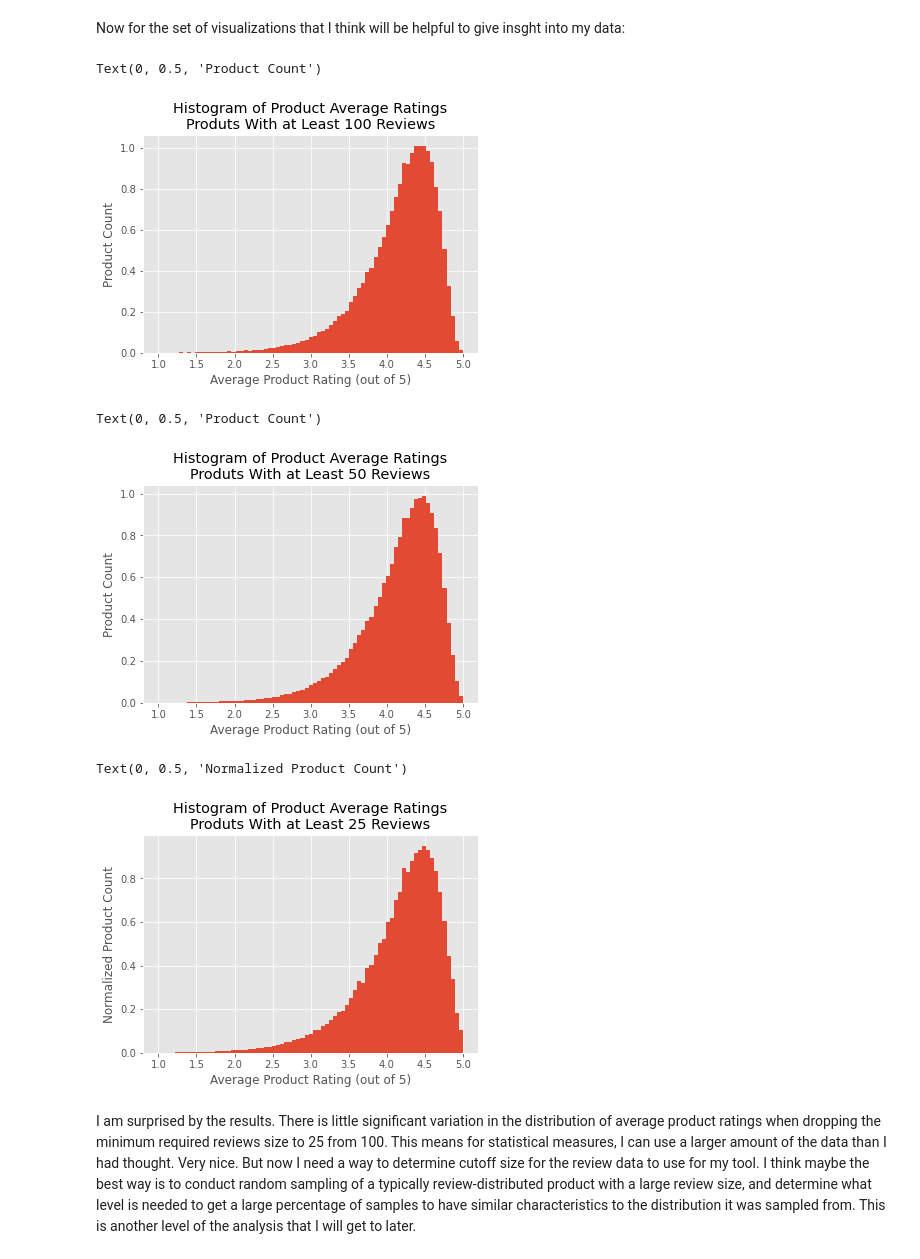
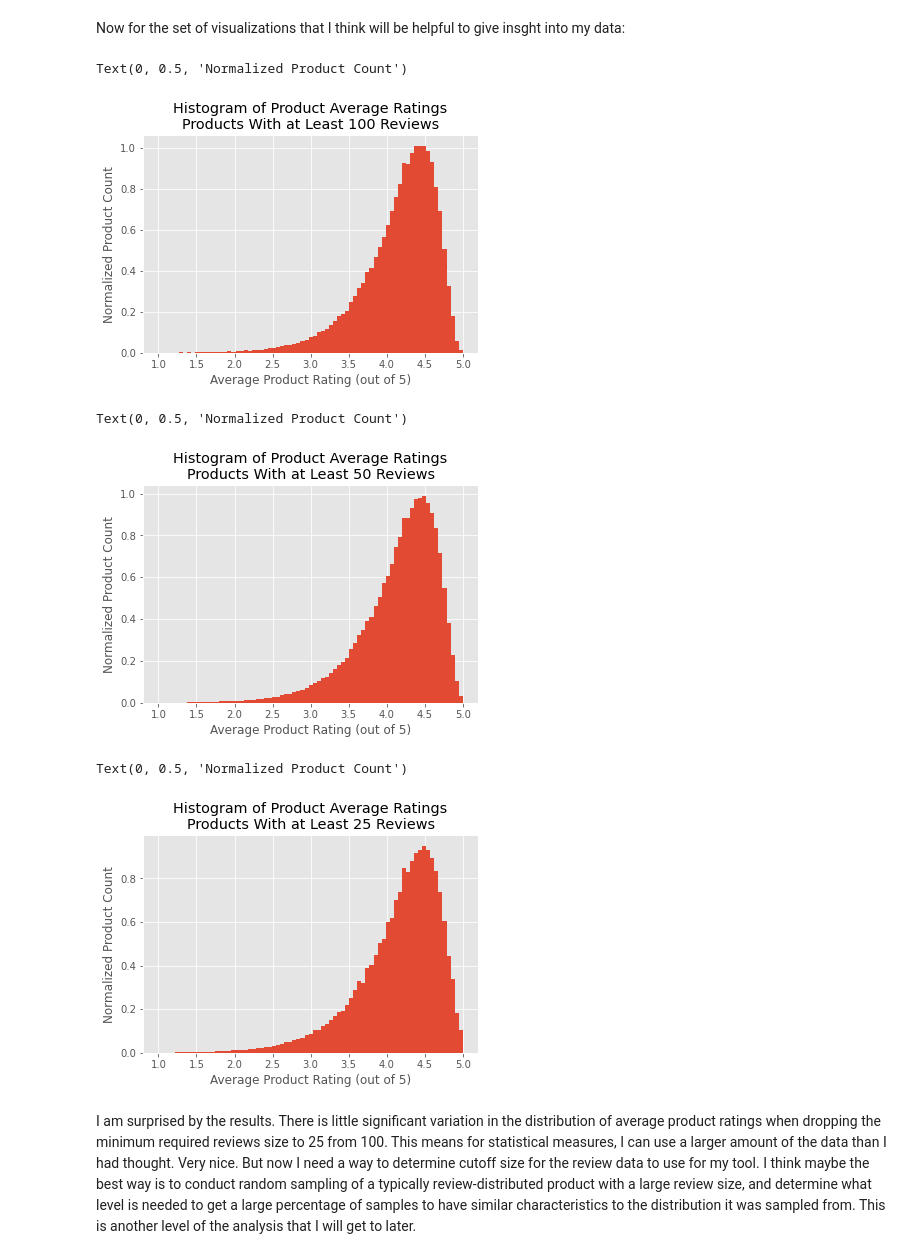
Before and after one commit to RyanBur/Python_Project, a Jupyter notebook: amazon_data_analysis.ipynb, the cells around one changed output. Saved outputs shown, nothing was run; the diff lists cells and outputs as text; code cells hidden in the pictures.

```diff
--- a/amazon_data_analysis.ipynb
+++ b/amazon_data_analysis.ipynb
@@ -71,28 +71,28 @@ amazon25_df.describe()
 Now for the set of visualizations that I think will be helpful to give insght into my data:
 # %%
 plt.hist(amazon100_df['average_rating'], bins=75, range=(1,5), density=True)
-plt.title('Histogram of Product Average Ratings\nProduts With at Least 100 Reviews')
+plt.title('Histogram of Product Average Ratings\nProducts With at Least 100 Reviews')
 plt.xlabel('Average Product Rating (out of 5)')
 plt.ylabel('Normalized Product Count')
 # %% [output]
-Text(0, 0.5, 'Product Count')
+Text(0, 0.5, 'Normalized Product Count')
-[figure, old version]
+[figure, new version]
 # %%
 plt.hist(amazon50_df['average_rating'], bins=75, range=(1,5), density=True)
-plt.title('Histogram of Product Average Ratings\nProduts With at Least 50 Reviews')
+plt.title('Histogram of Product Average Ratings\nProducts With at Least 50 Reviews')
 plt.xlabel('Average Product Rating (out of 5)')
 plt.ylabel('Normalized Product Count')
 # %% [output]
-Text(0, 0.5, 'Product Count')
+Text(0, 0.5, 'Normalized Product Count')
-[figure, old version]
+[figure, new version]
 # %%
 plt.hist(amazon25_df['average_rating'], bins=75, range=(1,5), density=True)
-plt.title('Histogram of Product Average Ratings\nProduts With at Least 25 Reviews')
+plt.title('Histogram of Product Average Ratings\nProducts With at Least 25 Reviews')
 plt.xlabel('Average Product Rating (out of 5)')
 plt.ylabel('Normalized Product Count')
 # %% [output]
 Text(0, 0.5, 'Normalized Product Count')
-[figure, old version]
+[figure, new version]
 # %% [markdown]
 I am surprised by the results. There is little significant variation in the distribution of average product ratings when dropping the minimum required reviews size to 25 from 100. This means for statistical measures, I can use a larger amount of the data than I had thought. Very nice. But now I need a way to determine cutoff size for the review data to use for my tool. I think maybe the best way is to conduct random sampling of a typically review-distributed product with a large review size, and determine what level is needed to get a large percentage of samples to have similar characteristics to the distribution it was sampled from. This is another level of the analysis that I will get to later.
 # %%
```
Also changed, not shown: parts of 3 cells of this notebook, 4 other files.
